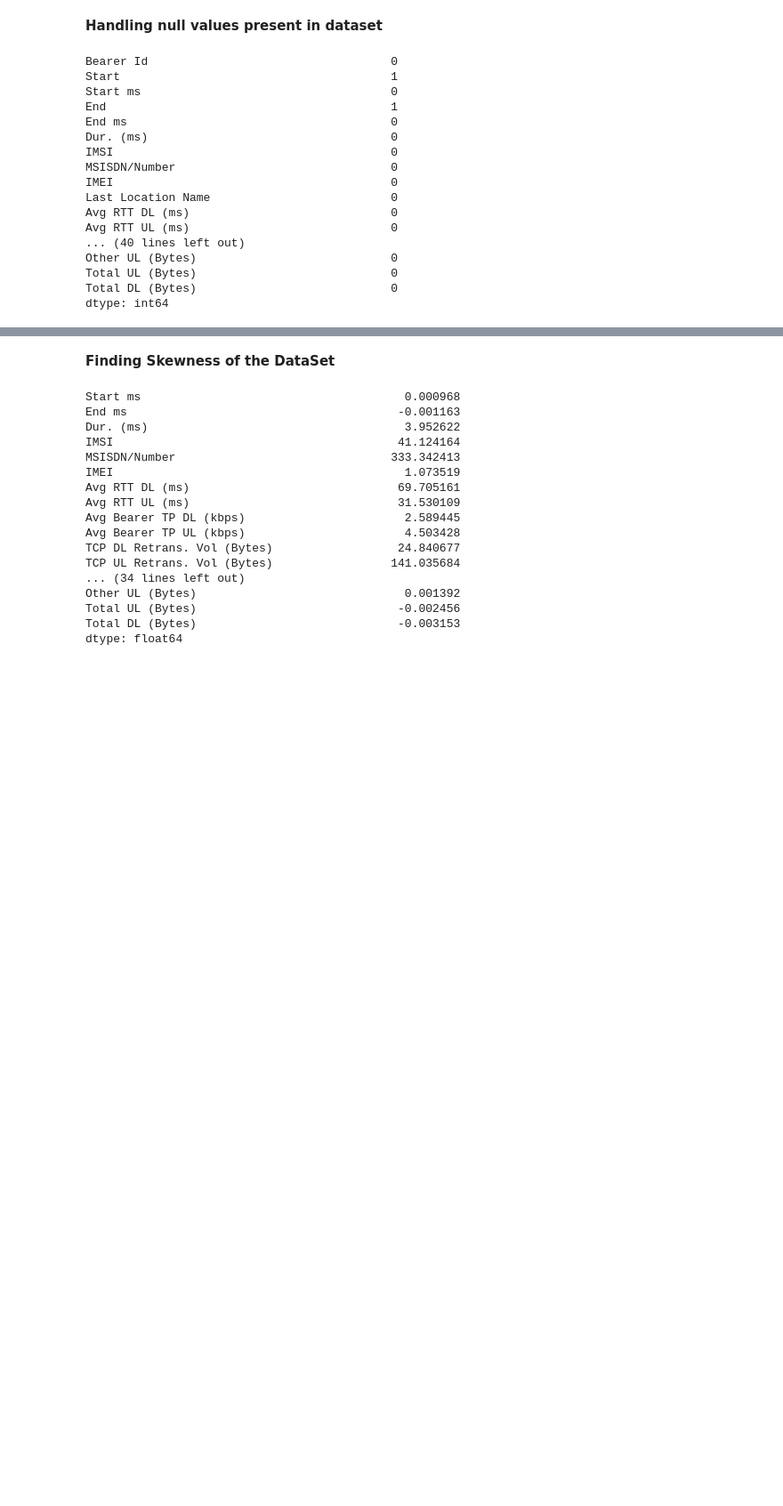
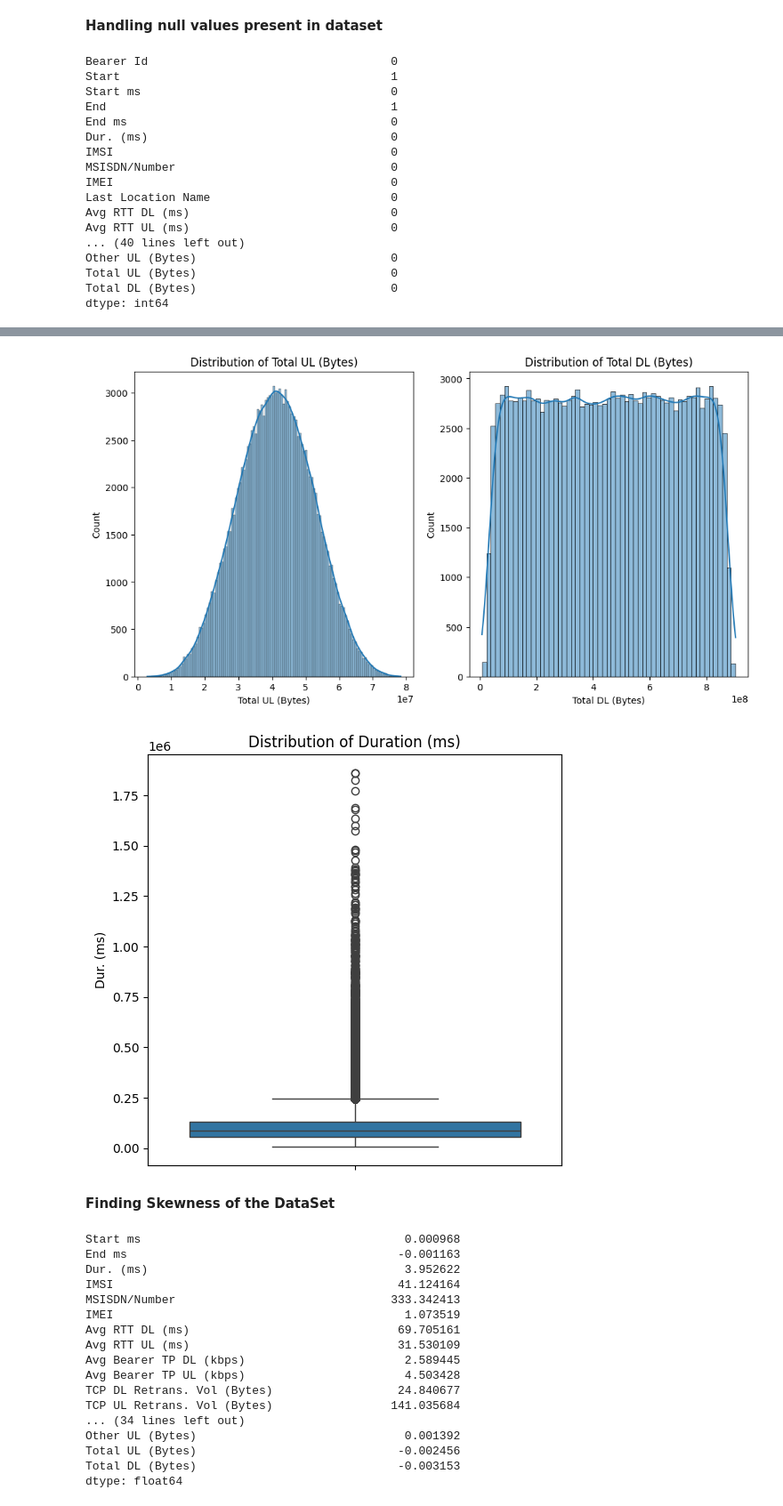
Before and after one commit to Deb052024/Data-Visualization, a Jupyter notebook: Telco_Project_5.ipynb, the cells around one changed output, grey strips where cells are left out. Shown at 89% size. Drawn from its saved outputs; the diff is of its cells as text; code cells hidden in the pictures; blank space fills up the shorter version.

```diff
--- a/Telco_Project_5.ipynb
+++ b/Telco_Project_5.ipynb
@@ -136,3 +178,54 @@ plt.show()
+# %%
+# prompt: Conduct a Graphical Univariate Analysis by identifying the most suitable plotting
+#  options for each variable and interpreting your findings.
+
+# Univariate Analysis for Numerical Features
+
+# Histogram for Total UL (Uplink) and DL (Downlink)
+plt.figure(figsize=(12, 6))
+plt.subplot(1, 2, 1)
+sns.histplot(df['Total UL (Bytes)'], kde=True)
+plt.title('Distribution of Total UL (Bytes)')
+
+plt.subplot(1, 2, 2)
+sns.histplot(df['Total DL (Bytes)'], kde=True)
+plt.title('Distribution of Total DL (Bytes)')
+plt.show()
+
+# Boxplot for Duration
+plt.figure(figsize=(6, 6))
+sns.boxplot(y=df['Dur. (ms)'])
+plt.title('Distribution of Duration (ms)')
+plt.show()
+
+# Interpretation:
+# - Total UL/DL:  Skewed distributions suggest most users have relatively low data usage,
+#   with a few users responsible for a large portion of the overall data traffic.
+# - Duration: Boxplot reveals potential outliers (long durations), indicating some calls/sessions
+#   might be unusually longer than the average.
+
+# Univariate Analysis for Categorical Features
+
+# Interpretation:
+# - Handset Manufacturer: Visualize the popularity of different handset brands. It helps
+#   understand which brands are used most frequently by users.
+
+# Bar plot for the most frequent occurring values
+for column in df.select_dtypes(include='object'):
+  if df[column].nunique() <= 10: # Limit to avoid overcrowding for very large categories
+    plt.figure(figsize=(8, 4))
+    value_counts = df[column].value_counts()
+    sns.barplot(x=value_counts.index, y=value_counts.values)
+    plt.title(f'Distribution of {column}')
+    plt.xticks(rotation=45)
+    plt.show()
+
+# Interpretation:
+# - Observe the counts for each category of other categorical features. This helps identify the most
+#   frequent categories and understand the distribution of values within those features.
+# %% [output]
+[figure, added]
+[figure, added]
 # %% [markdown]
 **Finding Skewness of the DataSet**
 # %%
```
Also changed, not shown: parts of 9 cells of this notebook.
